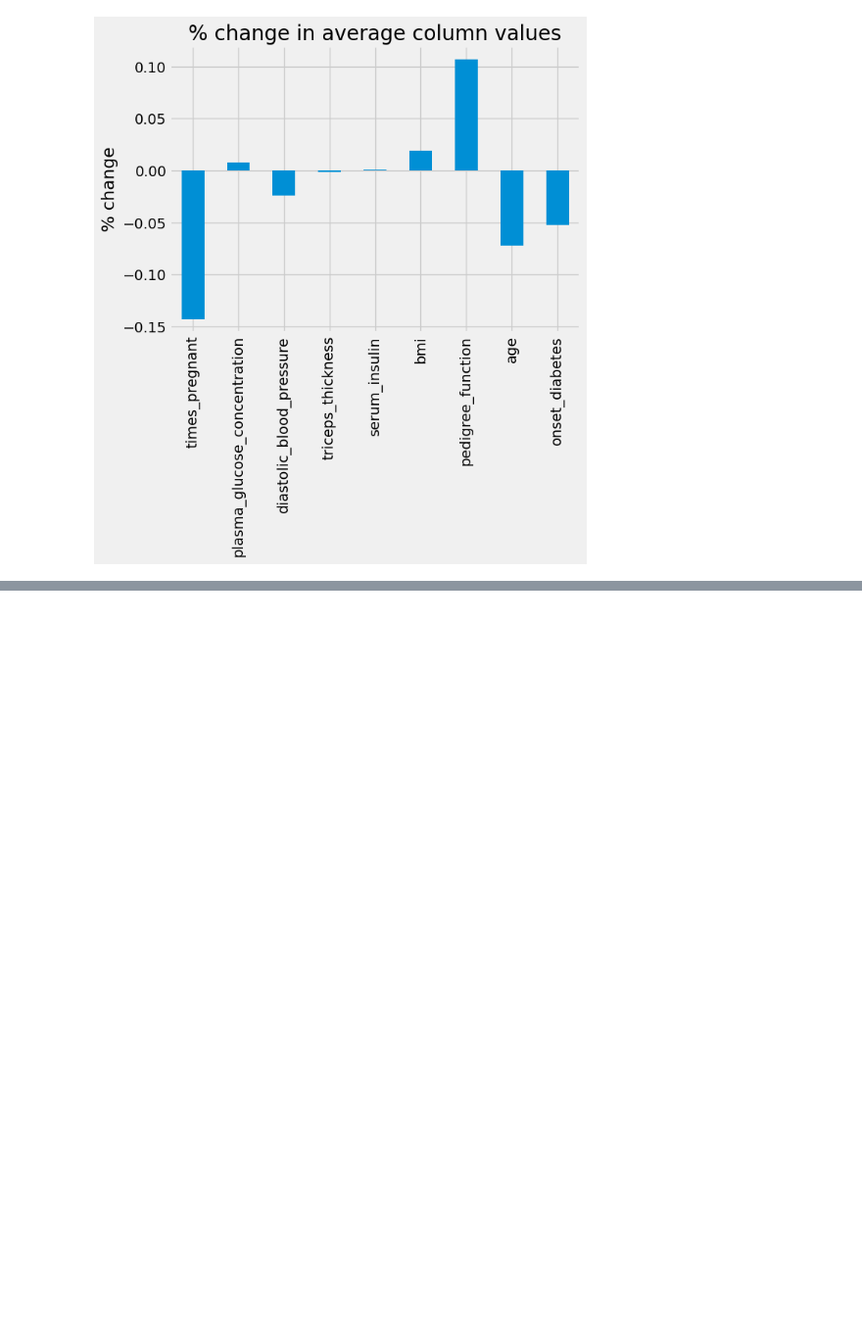
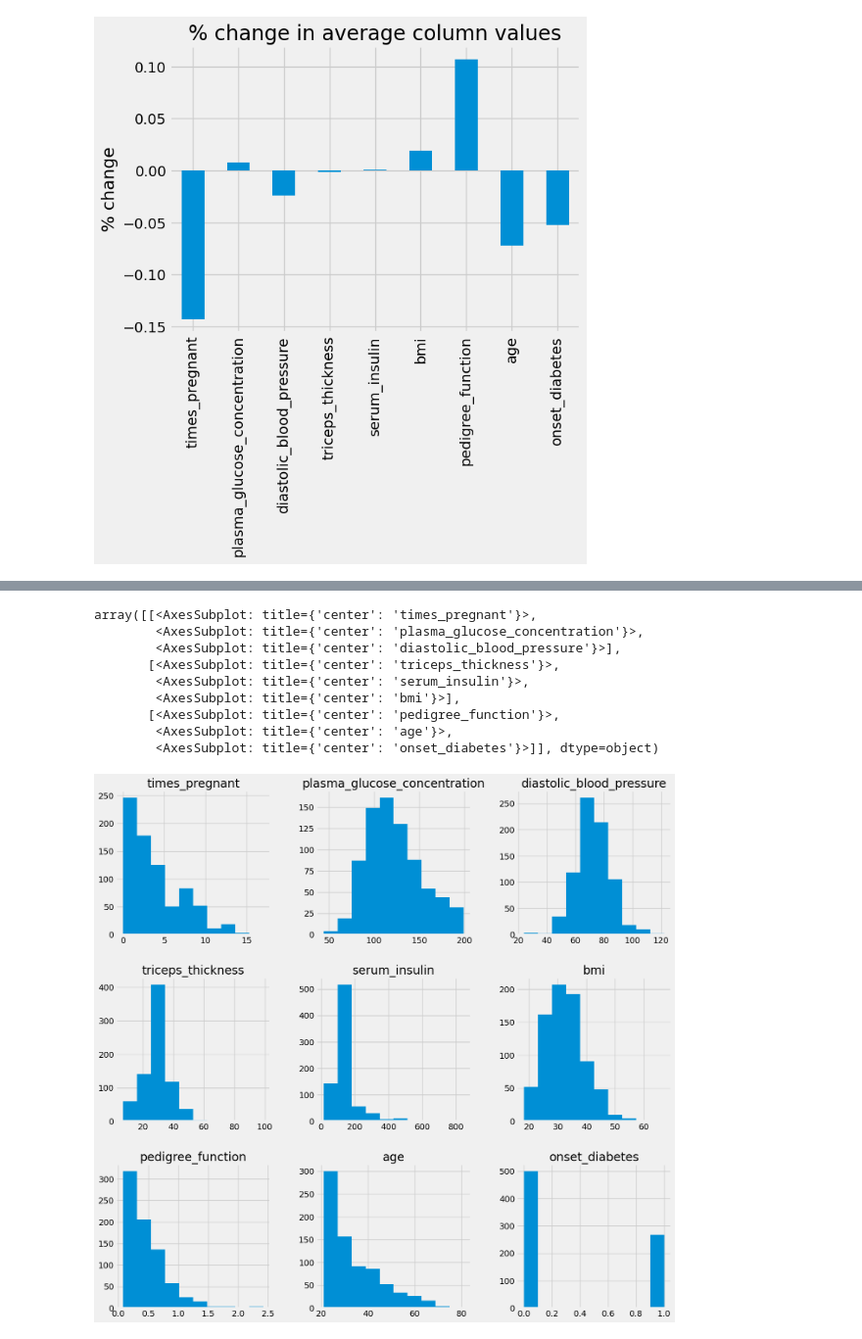
Before and after one commit to yungshun317/sklearn-ml-feature-improvement, a Jupyter notebook: pima_indians_diabetes_database.ipynb, the cells around one changed output, grey strips where cells are left out. Shown at 98% size. Drawn from its saved outputs; the diff is of its cells as text; code cells hidden in the pictures; blank space fills up the shorter version.

```diff
--- a/pima_indians_diabetes_database.ipynb
+++ b/pima_indians_diabetes_database.ipynb
@@ -484,0 +499,18 @@ print(grid.best_score_, grid.best_params_)
+# %%
+impute = SimpleImputer(strategy='mean')
+# we will want to fill in missing values to see all 9 columns
+
+pima_imputed_mean = pd.DataFrame(impute.fit_transform(pima), columns=pima.columns)
+# %%
+pima_imputed_mean.hist(figsize=(15, 15))
+# %% [output]
+array([[<AxesSubplot: title={'center': 'times_pregnant'}>,
+        <AxesSubplot: title={'center': 'plasma_glucose_concentration'}>,
+        <AxesSubplot: title={'center': 'diastolic_blood_pressure'}>],
+       [<AxesSubplot: title={'center': 'triceps_thickness'}>,
+        <AxesSubplot: title={'center': 'serum_insulin'}>,
+        <AxesSubplot: title={'center': 'bmi'}>],
+       [<AxesSubplot: title={'center': 'pedigree_function'}>,
+        <AxesSubplot: title={'center': 'age'}>,
+        <AxesSubplot: title={'center': 'onset_diabetes'}>]], dtype=object)
+[figure, added]
```
Also changed, not shown: parts of 42 cells of this notebook.
